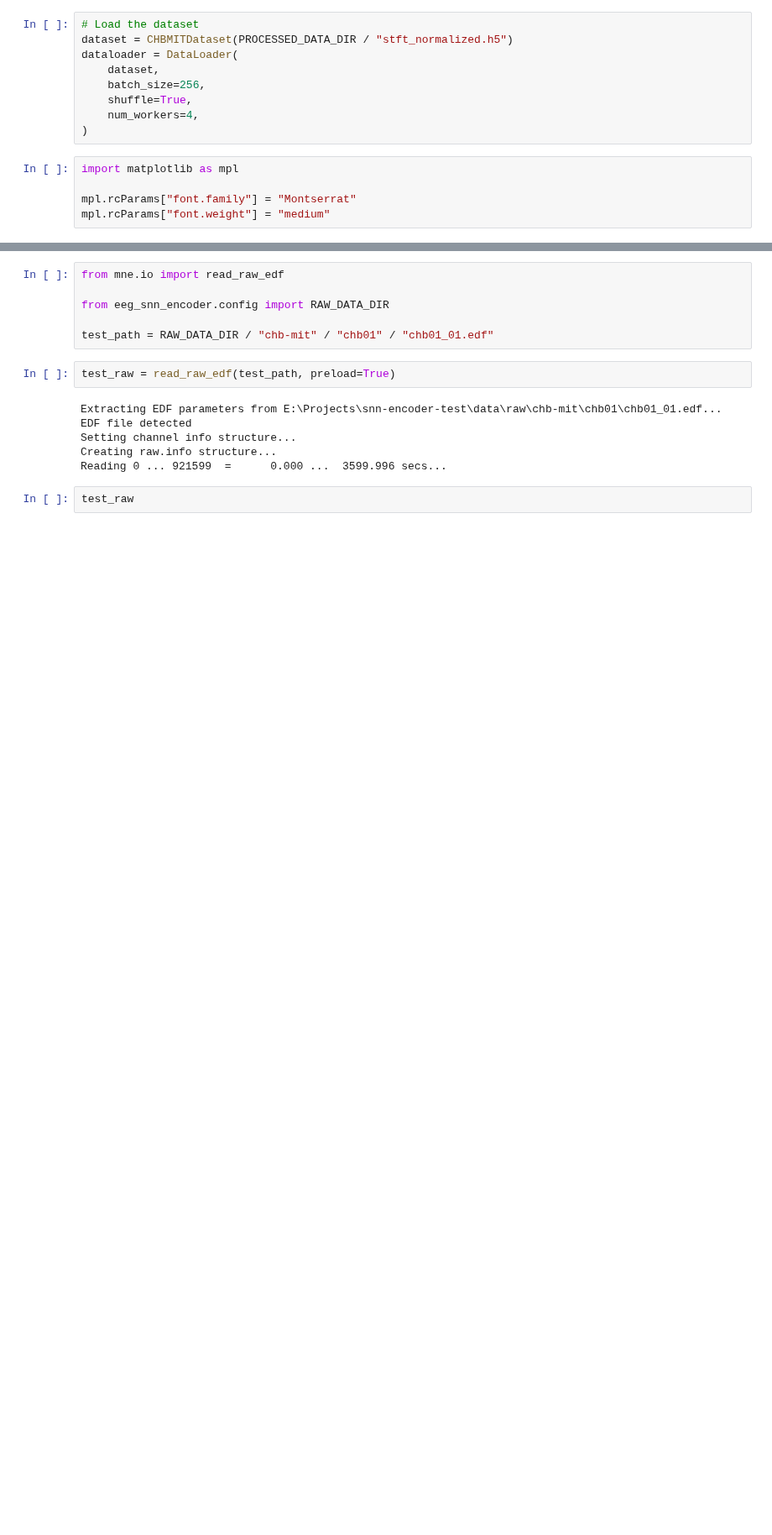
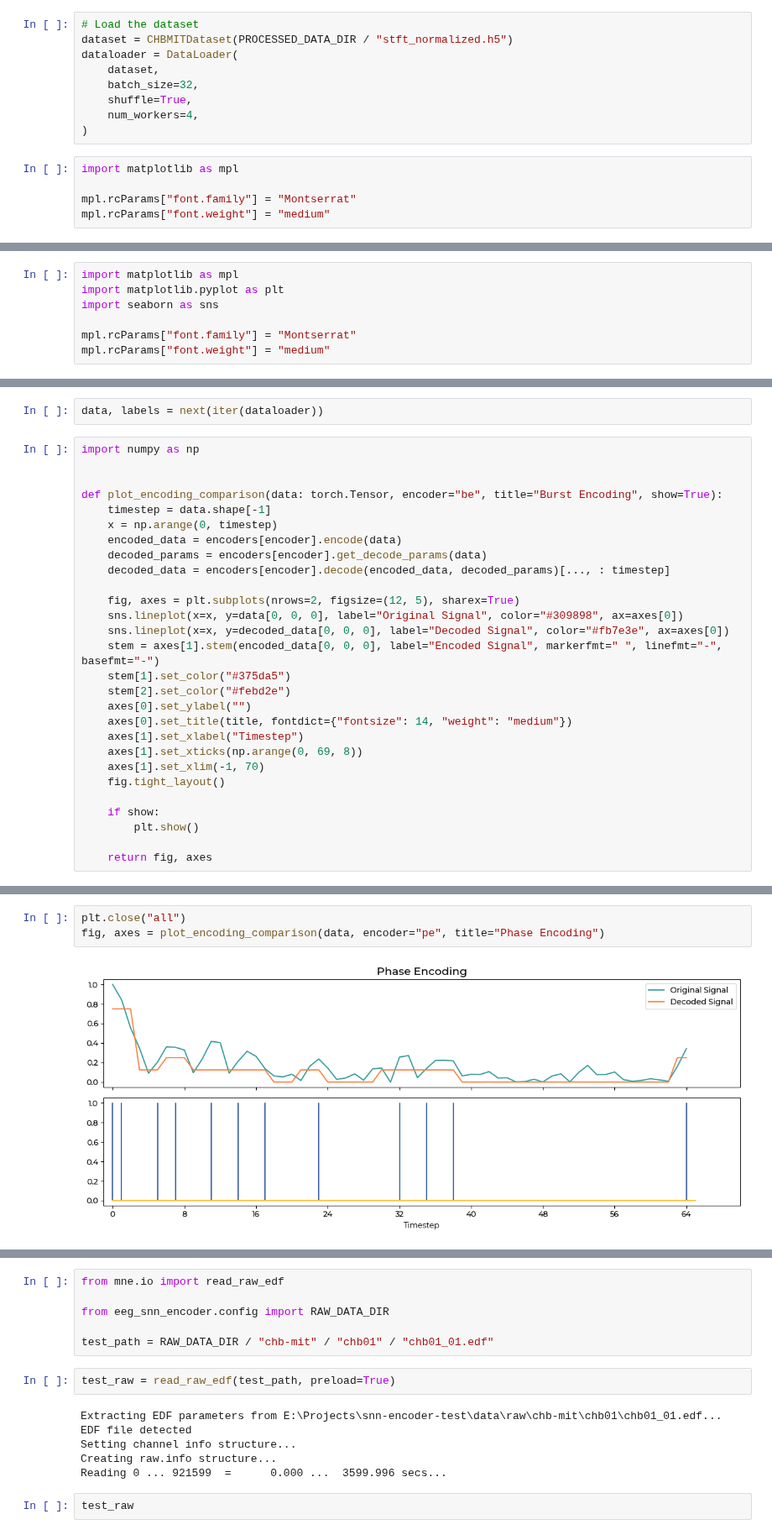
Before and after one commit to sin22766/snn-encoder-test, a Jupyter notebook: notebooks/6-poster-visual.ipynb, the cells around one changed output, grey strips where cells are left out. Shown at 84% size. Drawn from its saved outputs; the diff is of its cells as text; blank space fills up the shorter version.

Commit message:
feat: add the visualization for report

```diff
--- a/notebooks/6-poster-visual.ipynb
+++ b/notebooks/6-poster-visual.ipynb
@@ -25,7 +24,7 @@ torch.set_float32_matmul_precision("high")
 dataset = CHBMITDataset(PROCESSED_DATA_DIR / "stft_normalized.h5")
 dataloader = DataLoader(
     dataset,
-    batch_size=256,
+    batch_size=32,
     shuffle=True,
     num_workers=4,
 )
@@ -263,0 +109,7 @@ fig.savefig("original.svg", transparent=True)
+# %%
+import matplotlib as mpl
+import matplotlib.pyplot as plt
+import seaborn as sns
+
+mpl.rcParams["font.family"] = "Montserrat"
+mpl.rcParams["font.weight"] = "medium"
@@ -263,0 +161,30 @@ fig.savefig("original.svg", transparent=True)
+# %%
+data, labels = next(iter(dataloader))
+# %%
+import numpy as np
+
+
+def plot_encoding_comparison(data: torch.Tensor, encoder="be", title="Burst Encoding", show=True):
+    timestep = data.shape[-1]
+    x = np.arange(0, timestep)
+    encoded_data = encoders[encoder].encode(data)
+    decoded_params = encoders[encoder].get_decode_params(data)
+    decoded_data = encoders[encoder].decode(encoded_data, decoded_params)[..., : timestep]
+
+    fig, axes = plt.subplots(nrows=2, figsize=(12, 5), sharex=True)
+    sns.lineplot(x=x, y=data[0, 0, 0], label="Original Signal", color="#309898", ax=axes[0])
+    sns.lineplot(x=x, y=decoded_data[0, 0, 0], label="Decoded Signal", color="#fb7e3e", ax=axes[0])
+    stem = axes[1].stem(encoded_data[0, 0, 0], label="Encoded Signal", markerfmt=" ", linefmt="-", basefmt="-")
+    stem[1].set_color("#375da5")
+    stem[2].set_color("#febd2e")
+    axes[0].set_ylabel("")
+    axes[0].set_title(title, fontdict={"fontsize": 14, "weight": "medium"})
+    axes[1].set_xlabel("Timestep")
+    axes[1].set_xticks(np.arange(0, 69, 8))
+    axes[1].set_xlim(-1, 70)
+    fig.tight_layout()
+
+    if show:
+        plt.show()
+
+    return fig, axes
@@ -263,0 +203,5 @@ fig.savefig("original.svg", transparent=True)
+# %%
+plt.close("all")
+fig, axes = plot_encoding_comparison(data, encoder="pe", title="Phase Encoding")
+# %% [output]
+[figure, added]
```
Also changed, not shown: parts of 44 cells of this notebook, 7 other files.
